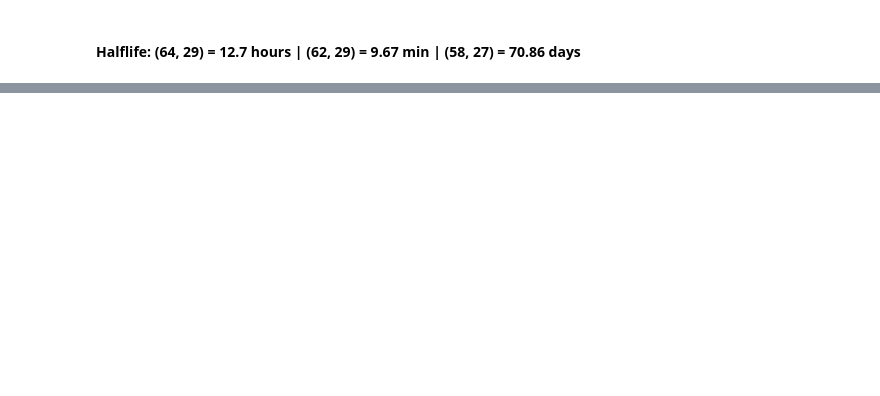
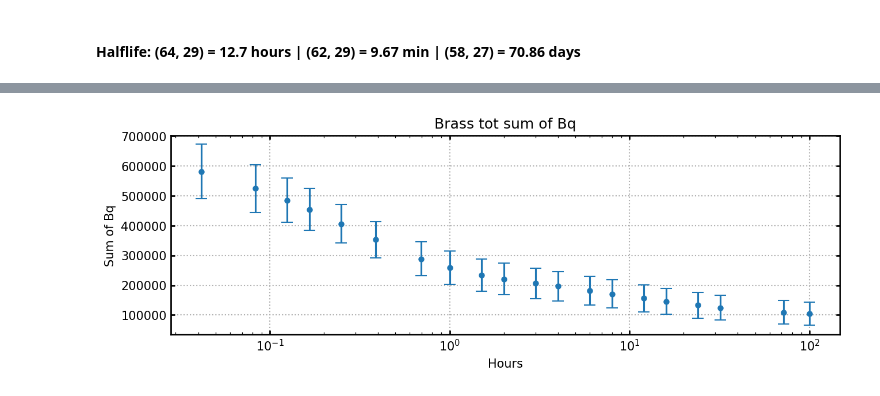
Before and after one commit to sewerininc/fluka_simulations, a Jupyter notebook: python_notebook/first test.ipynb, the cells around one changed output, grey strips where cells are left out. Cells and saved outputs as stored; diff of their text form; code cells hidden in the pictures; blank space fills up the shorter version.

```diff
--- a/python_notebook/first test.ipynb
+++ b/python_notebook/first test.ipynb
@@ -295,10 +366,13 @@ plt.show()
 # %%
-plt.scatter(np.array(times_brass)/60/60, sums_brass)
+plt.errorbar(np.array(times_brass)/60/60, sums_brass, yerr=unc_sums_brass, fmt="o", markersize=4, capsize=5)
 plt.title("Brass tot sum of Bq")
 plt.xlabel("Hours")
 plt.ylabel("Sum of Bq")
+plt.xscale('log')
 plt.show()
 # exp fit half life overall
+# %% [output]
+[figure, added]
 # %%
 ff1, ff2 = get_df_sum(brass_paths[4])
 plot_img(ff1, False, True)
```
Also changed, not shown: parts of 22 cells of this notebook, 7 other files.
